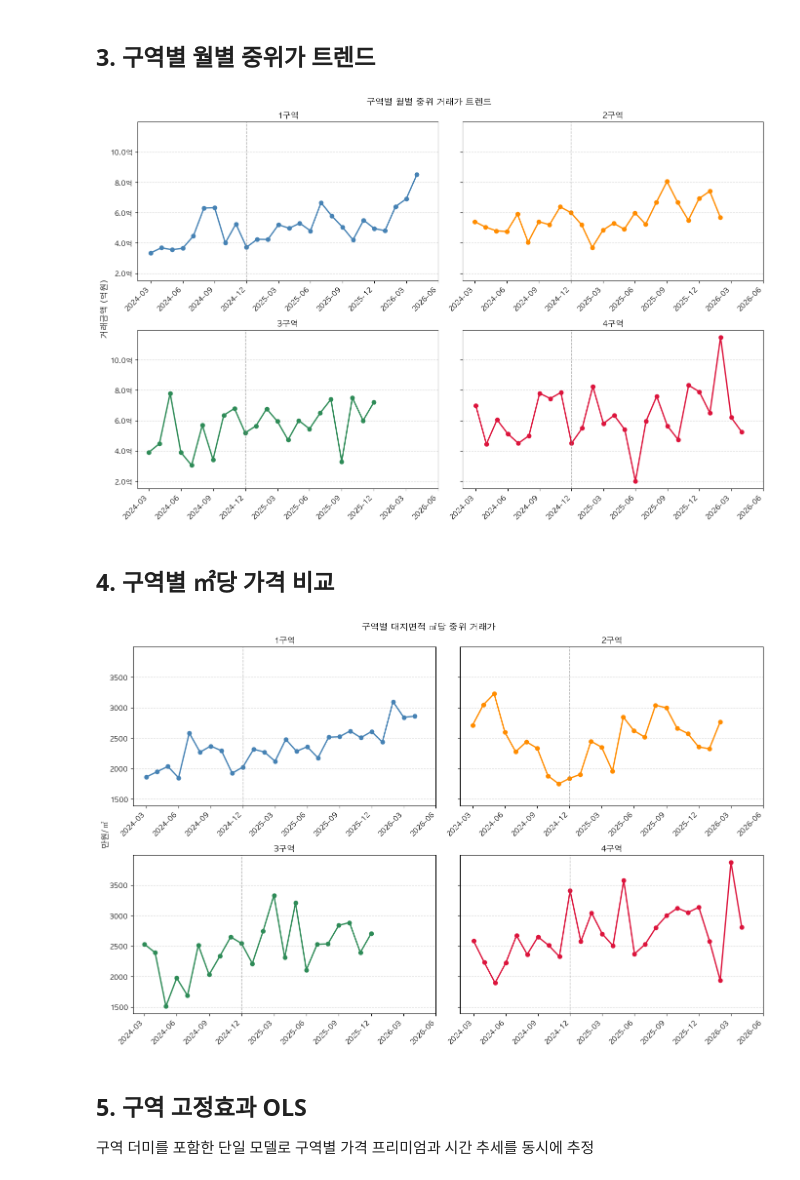
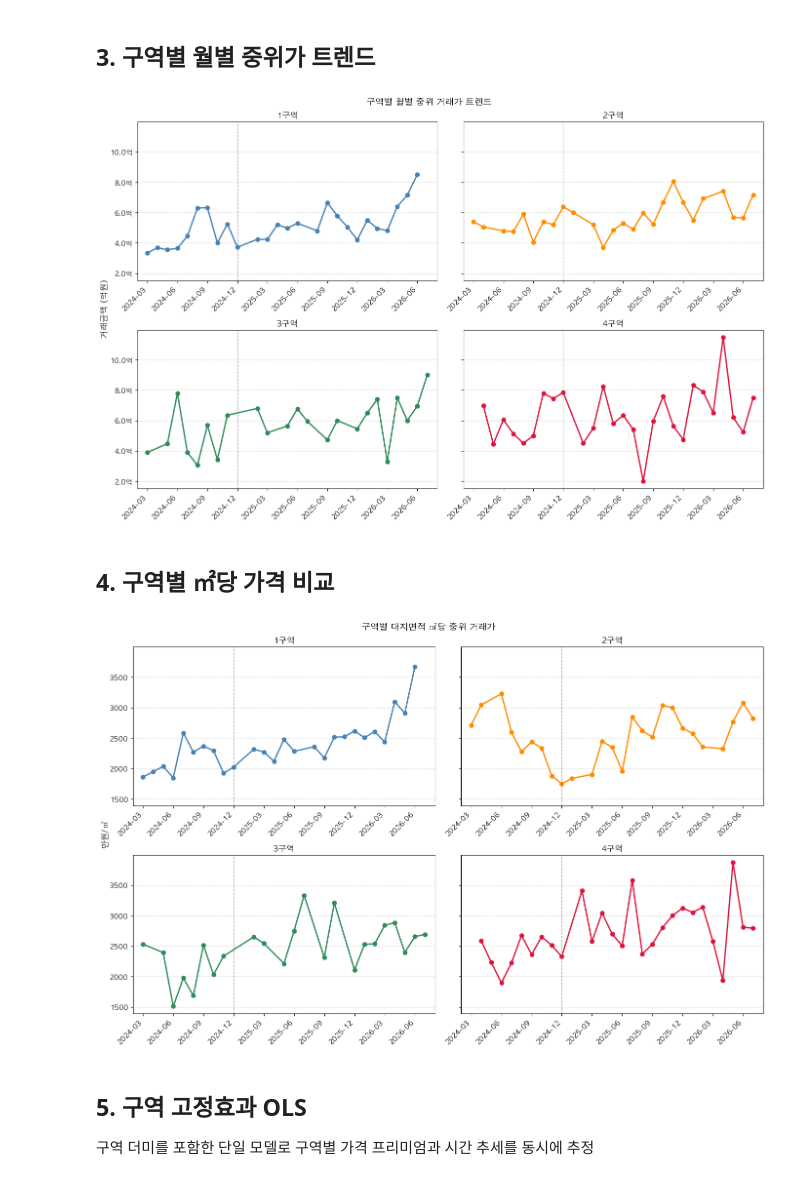
Before and after one commit to sunsikim/gaepo-low-rise-apt, a Jupyter notebook: gaepo_region_analysis.ipynb, the cells around one changed output. Saved outputs shown, nothing was run; the diff lists cells and outputs as text; code cells hidden in the pictures.

```diff
--- a/gaepo_region_analysis.ipynb
+++ b/gaepo_region_analysis.ipynb
@@ -163,32 +163,35 @@ shape: (4, 6)
 ## 3. 구역별 월별 중위가 트렌드
 # %%
 all_ym = df.select("ym").unique().sort("ym")["ym"].to_list()
+ym_to_idx = {ym: i for i, ym in enumerate(all_ym)}
 quarterly_idx = [i for i, ym in enumerate(all_ym) if ym.endswith(("-03", "-06", "-09", "-12"))]
 
 fig, axes = plt.subplots(2, 2, figsize=(14, 9), sharey=True)
 
 for ax, r in zip(axes.flat, REGIONS):
     monthly = (
         df.filter(pl.col("region") == r)
         .group_by("ym").agg(pl.col("price").median().alias("median_price"))
         .sort("ym")
     )
-    ax.plot(monthly["ym"].to_list(), monthly["median_price"].to_numpy() / 10000,
+    x = [ym_to_idx[ym] for ym in monthly["ym"].to_list()]
+    ax.plot(x, monthly["median_price"].to_numpy() / 10000,
             marker="o", linewidth=2, color=REGION_COLORS[r])
     ax.set_title(r)
+    ax.set_xlim(-1, len(all_ym))
     ax.set_xticks(quarterly_idx)
     ax.set_xticklabels([all_ym[i] for i in quarterly_idx], rotation=45, ha="right")
     ax.yaxis.set_major_formatter(mticker.FormatStrFormatter('%.1f억'))
     ax.grid(axis='y', linestyle='--', alpha=0.5)
     if "2024-12" in all_ym:
         ax.axvline(x=all_ym.index("2024-12"), color="gray", linestyle="--", linewidth=1, alpha=0.6)
 
 fig.suptitle("구역별 월별 중위 거래가 트렌드", fontsize=13)
 fig.supylabel("거래금액 (억원)")
 plt.tight_layout()
 plt.show()
 # %% [output]
-[figure, old version]
+[figure, new version]
 # %% [markdown]
 ## 4. 구역별 ㎡당 가격 비교
 # %%
@@ -204,9 +207,11 @@ for ax, r in zip(axes.flat, REGIONS):
         .group_by("ym").agg(pl.col("price_per_land").median().alias("med_ppa"))
         .sort("ym")
     )
-    ax.plot(monthly["ym"].to_list(), monthly["med_ppa"].to_numpy(),
+    x = [ym_to_idx[ym] for ym in monthly["ym"].to_list()]
+    ax.plot(x, monthly["med_ppa"].to_numpy(),
             marker="o", linewidth=2, color=REGION_COLORS[r])
     ax.set_title(r)
+    ax.set_xlim(-1, len(all_ym))
     ax.set_xticks(quarterly_idx)
     ax.set_xticklabels([all_ym[i] for i in quarterly_idx], rotation=45, ha="right")
     ax.grid(axis='y', linestyle='--', alpha=0.5)
@@ -218,7 +223,7 @@ fig.supylabel("만원/㎡")
 plt.tight_layout()
 plt.show()
 # %% [output]
-[figure, old version]
+[figure, new version]
 # %% [markdown]
 ## 5. 구역 고정효과 OLS
 
```
Also changed, not shown: parts of 4 cells of this notebook, 1 other file.
